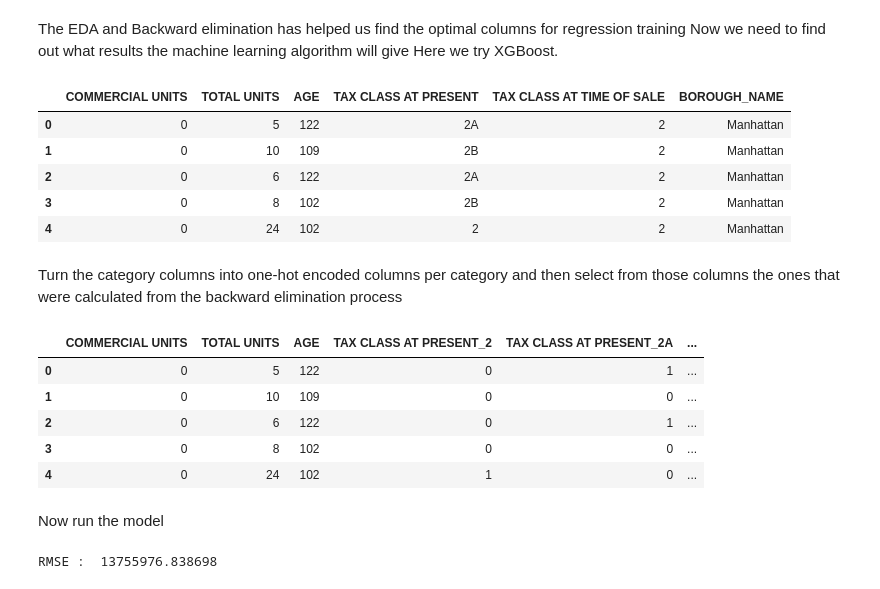
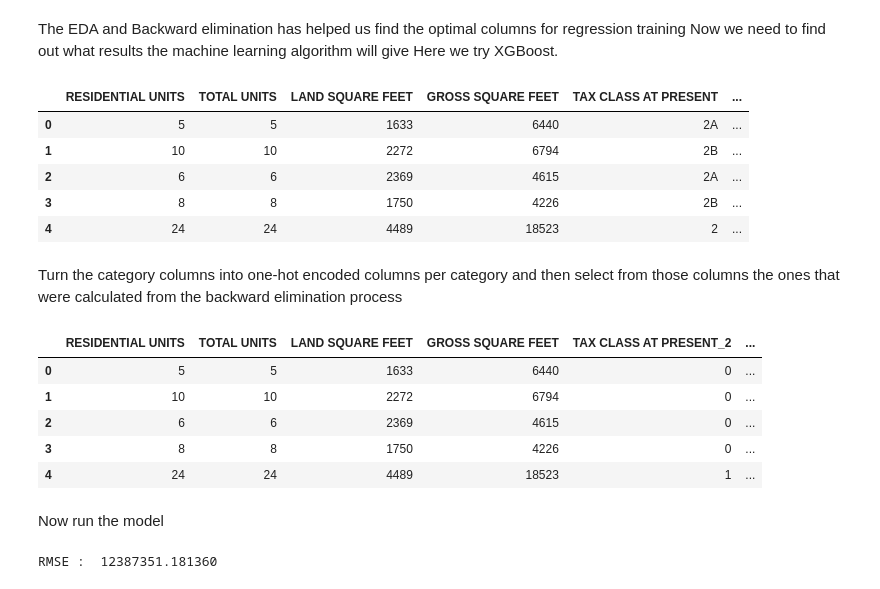
Before and after one commit to arame/MagnimindTask1, a Jupyter notebook: Task1_model.ipynb, the cells around one changed output. Drawn from its saved outputs; the diff is of its cells as text; code cells hidden in the pictures.

```diff
--- a/Task1_model.ipynb
+++ b/Task1_model.ipynb
@@ -15,34 +15,36 @@ from openFile import OpenCleanFile
 # %%
 clean = OpenCleanFile()
 clean.df_housing.head()
-selected_columns = ["COMMERCIAL UNITS", "TOTAL UNITS", "AGE", "TAX CLASS AT PRESENT", "TAX CLASS AT TIME OF SALE", "BOROUGH_NAME"]
+selected_columns = ['RESIDENTIAL UNITS', 'TOTAL UNITS', 'LAND SQUARE FEET', 'GROSS SQUARE FEET',
+'TAX CLASS AT PRESENT', 'TAX CLASS AT TIME OF SALE', 'BOROUGH_NAME']
 X, y = clean.df_housing[selected_columns], clean.df_housing["SALE PRICE"]
 X.head()
 # %% [output]
-|  | COMMERCIAL UNITS | TOTAL UNITS | AGE | TAX CLASS AT PRESENT | TAX CLASS AT TIME OF SALE | BOROUGH_NAME |
-| 0 | 0 | 5 | 122 | 2A | 2 | Manhattan |
-| 1 | 0 | 10 | 109 | 2B | 2 | Manhattan |
-| 2 | 0 | 6 | 122 | 2A | 2 | Manhattan |
-| 3 | 0 | 8 | 102 | 2B | 2 | Manhattan |
-| 4 | 0 | 24 | 102 | 2 | 2 | Manhattan |
+|  | RESIDENTIAL UNITS | TOTAL UNITS | LAND SQUARE FEET | GROSS SQUARE FEET | TAX CLASS AT PRESENT | ... |
+| 0 | 5 | 5 | 1633 | 6440 | 2A | ... |
+| 1 | 10 | 10 | 2272 | 6794 | 2B | ... |
+| 2 | 6 | 6 | 2369 | 4615 | 2A | ... |
+| 3 | 8 | 8 | 1750 | 4226 | 2B | ... |
+| 4 | 24 | 24 | 4489 | 18523 | 2 | ... |
 # %% [markdown]
 Turn the category columns into one-hot encoded columns per category and then select from those columns
 the ones that were calculated from the backward elimination process
 # %%
 X = pd.get_dummies(X, drop_first=True)
-selected_columns_all = ["COMMERCIAL UNITS", "TOTAL UNITS", "AGE",
-"TAX CLASS AT PRESENT_2", "TAX CLASS AT PRESENT_2A", "TAX CLASS AT PRESENT_2B",
-"TAX CLASS AT TIME OF SALE_2", "TAX CLASS AT TIME OF SALE_4",
-"BOROUGH_NAME_Brooklyn", "BOROUGH_NAME_Queens"]
+selected_columns_all = [
+    'RESIDENTIAL UNITS', 'TOTAL UNITS', 'LAND SQUARE FEET', 'GROSS SQUARE FEET',
+    'TAX CLASS AT PRESENT_2', 'TAX CLASS AT PRESENT_2A', 'TAX CLASS AT PRESENT_2B',
+    'TAX CLASS AT TIME OF SALE_2', 'TAX CLASS AT TIME OF SALE_4',
+    'BOROUGH_NAME_Brooklyn', 'BOROUGH_NAME_Manhattan', 'BOROUGH_NAME_Queens']
 
 X = X[selected_columns_all]
 X.head()
 # %% [output]
-|  | COMMERCIAL UNITS | TOTAL UNITS | AGE | TAX CLASS AT PRESENT_2 | TAX CLASS AT PRESENT_2A | ... |
-| 0 | 0 | 5 | 122 | 0 | 1 | ... |
-| 1 | 0 | 10 | 109 | 0 | 0 | ... |
-| 2 | 0 | 6 | 122 | 0 | 1 | ... |
-| 3 | 0 | 8 | 102 | 0 | 0 | ... |
-| 4 | 0 | 24 | 102 | 1 | 0 | ... |
+|  | RESIDENTIAL UNITS | TOTAL UNITS | LAND SQUARE FEET | GROSS SQUARE FEET | TAX CLASS AT PRESENT_2 | ... |
+| 0 | 5 | 5 | 1633 | 6440 | 0 | ... |
+| 1 | 10 | 10 | 2272 | 6794 | 0 | ... |
+| 2 | 6 | 6 | 2369 | 4615 | 0 | ... |
+| 3 | 8 | 8 | 1750 | 4226 | 0 | ... |
+| 4 | 24 | 24 | 4489 | 18523 | 1 | ... |
 # %% [markdown]
 Now run the model
@@ -51,19 +58,16 @@ train_X, test_X, train_y, test_y = train_test_split(X, y, test_size = 0.3, rando
 # create an xgboost regression model
 model = xg.XGBRegressor()
 # Instantiation
-xgb_r = xg.XGBRegressor(objective ='reg:squarederror', n_estimators = 10, seed = 42)
+xgb_r = xg.XGBRegressor(objective ='reg:squarederror', n_estimators = 1000, seed = 42)
 
 # Fitting the model
 xgb_r.fit(train_X, train_y)
 
 # Predict the model
 pred = xgb_r.predict(test_X)
-
-# RMSE Computation
-rmse = np.sqrt(MSE(test_y, pred))
-print("RMSE : % f" %(rmse))
+RMSE_Computation(test_y, pred)
 # %% [output]
-RMSE :  13755976.838698
+RMSE :  12387351.181360
 # %%
 # Train and test set are converted to DMatrix objects,
 # as it is required by learning API.
```
Also changed, not shown: parts of 15 cells of this notebook, 1 other file.
